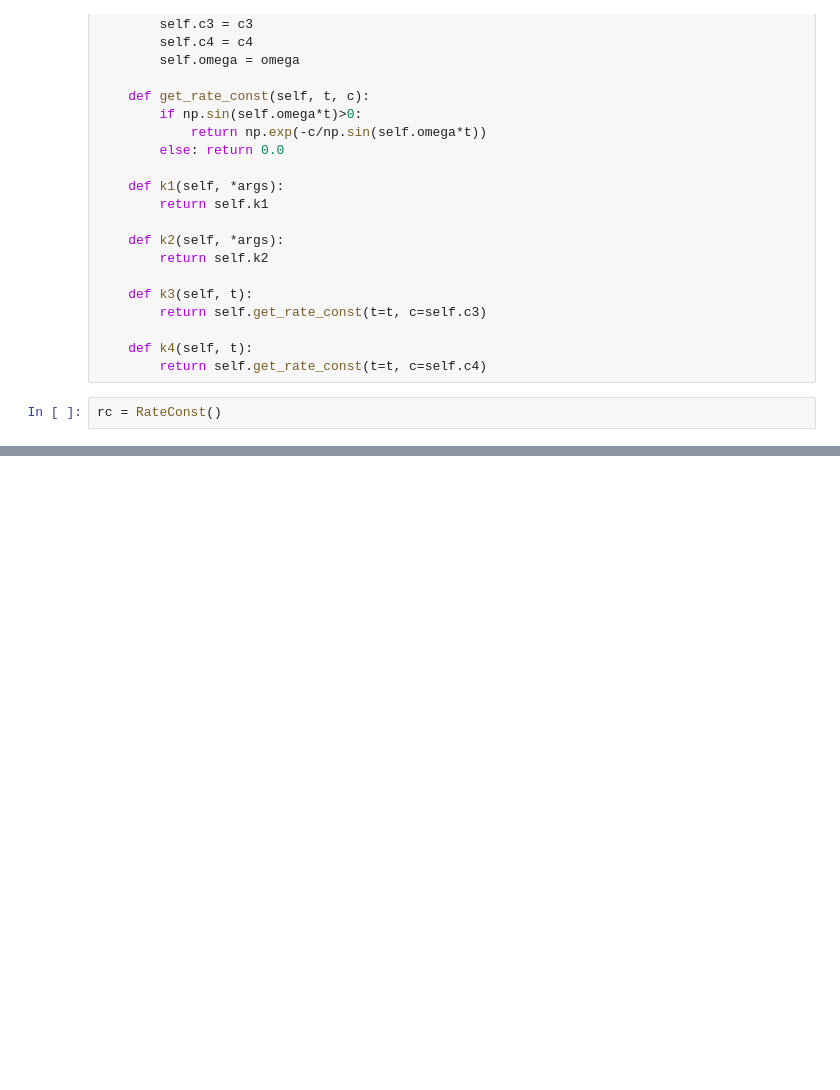
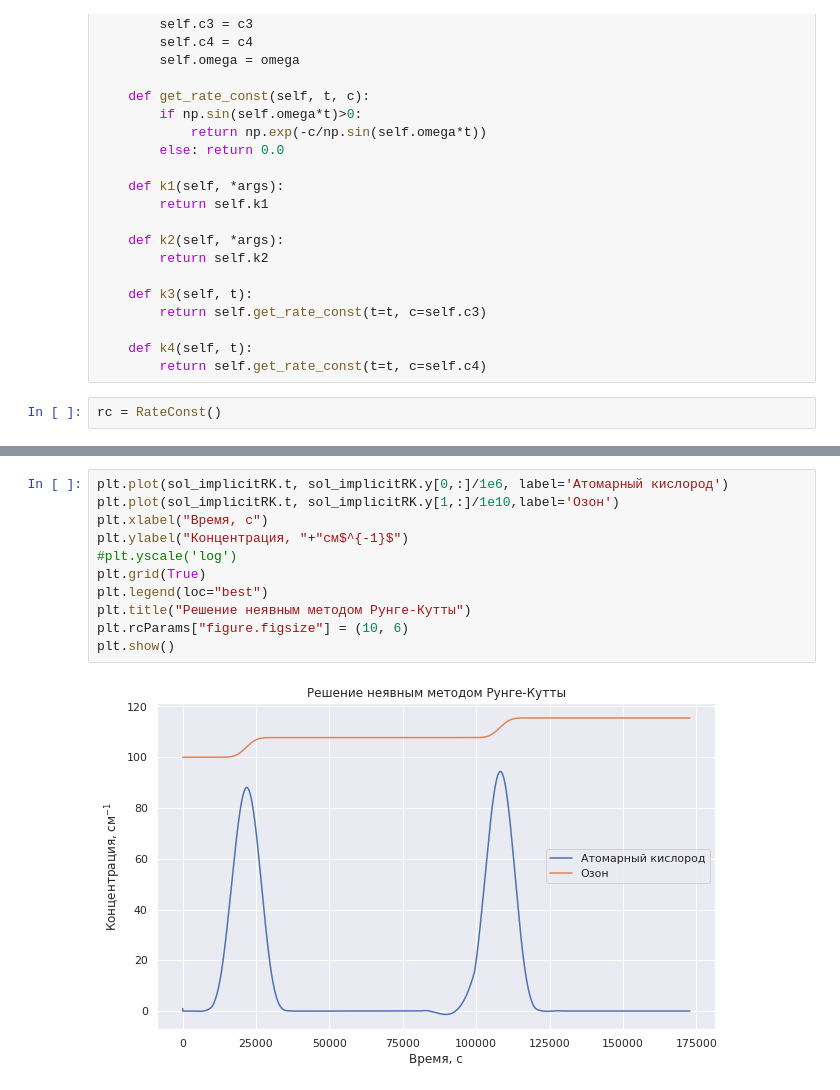
Before and after one commit to vladimirshadymov/comp_math, a Jupyter notebook: sem6/HW1/comp_math_hw1.ipynb, the cells around one changed output, grey strips where cells are left out. Drawn from its saved outputs; the diff is of its cells as text; blank space fills up the shorter version.

Commit message:
Solved with implicit RK and BDF methods

```diff
--- a/sem6/HW1/comp_math_hw1.ipynb
+++ b/sem6/HW1/comp_math_hw1.ipynb
@@ -61,0 +94,13 @@ $\(\sum_{j=0}^{k} \alpha_j y_{n+k-j+1} = h \beta_j f(y_{n+1})\)$
+# %%
+plt.plot(sol_implicitRK.t, sol_implicitRK.y[0,:]/1e6, label='Атомарный кислород')
+plt.plot(sol_implicitRK.t, sol_implicitRK.y[1,:]/1e10,label='Озон')
+plt.xlabel("Время, с")
+plt.ylabel("Концентрация, "+"см$^{-1}$")
+#plt.yscale('log')
+plt.grid(True)
+plt.legend(loc="best")
+plt.title("Решение неявным методом Рунге-Кутты")
+plt.rcParams["figure.figsize"] = (10, 6)
+plt.show()
+# %% [output]
+[figure, added]
```
Also changed, not shown: parts of 13 cells of this notebook.
